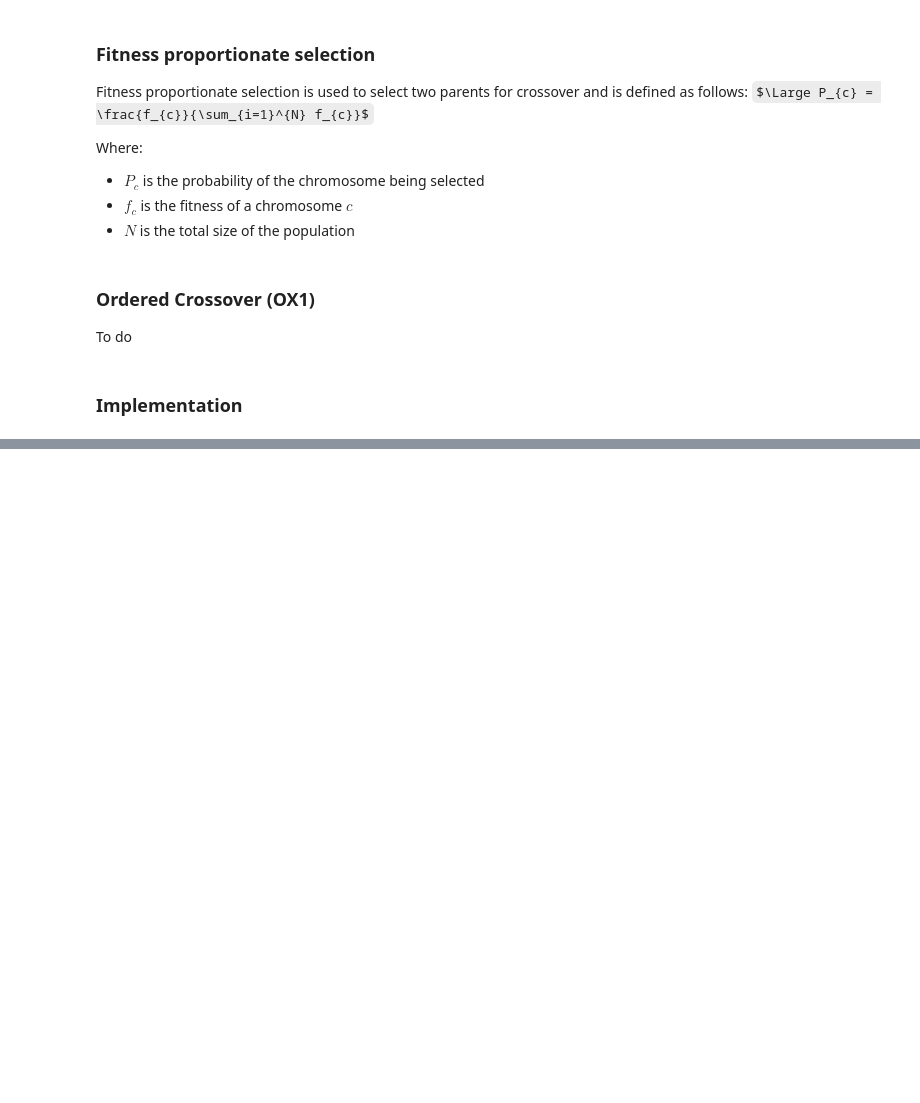
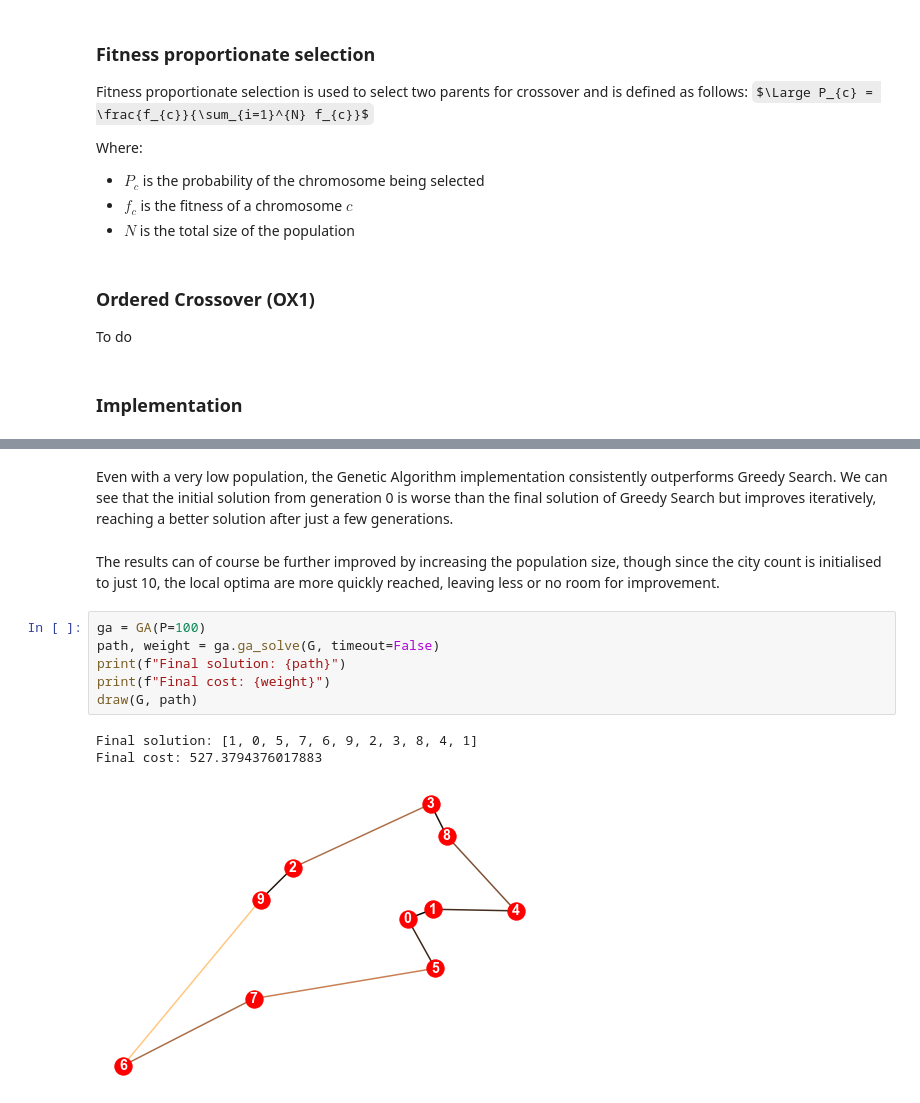
Before and after one commit to danielj0nes/metaheuristics, a Jupyter notebook: Template.ipynb, the cells around one changed output, grey strips where cells are left out. Cells and saved outputs as stored; diff of their text form; some formulas as TeX source; blank space fills up the shorter version.

```diff
--- a/Template.ipynb
+++ b/Template.ipynb
@@ -782,0 +828,14 @@ To do
+# %% [markdown]
+Even with a very low population, the Genetic Algorithm implementation consistently outperforms Greedy Search. We can see that the initial solution from generation 0 is worse than the final solution of Greedy Search but improves iteratively, reaching a better solution after just a few generations.
+# %% [markdown]
+The results can of course be further improved by increasing the population size, though since the city count is initialised to just 10, the local optima are more quickly reached, leaving less or no room for improvement.
+# %%
+ga = GA(P=100)
+path, weight = ga.ga_solve(G, timeout=False)
+print(f"Final solution: {path}")
+print(f"Final cost: {weight}")
+draw(G, path)
+# %% [output]
+Final solution: [1, 0, 5, 7, 6, 9, 2, 3, 8, 4, 1]
+Final cost: 527.3794376017883
+[figure, added]
```
Also changed, not shown: parts of 22 cells of this notebook, 2 other files.
